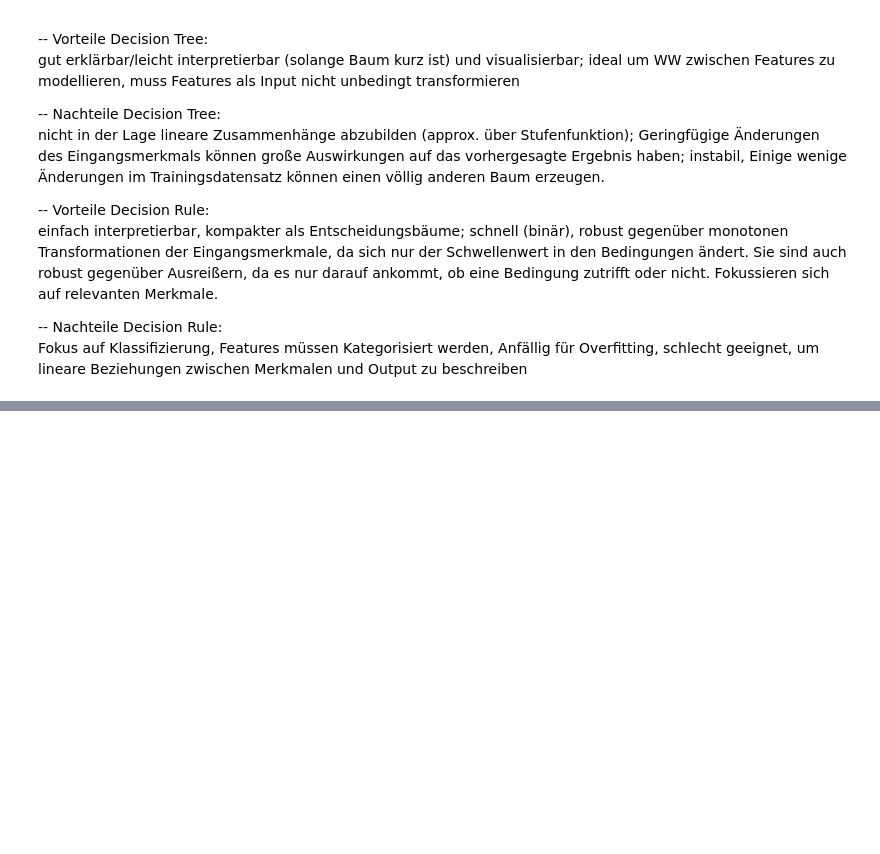
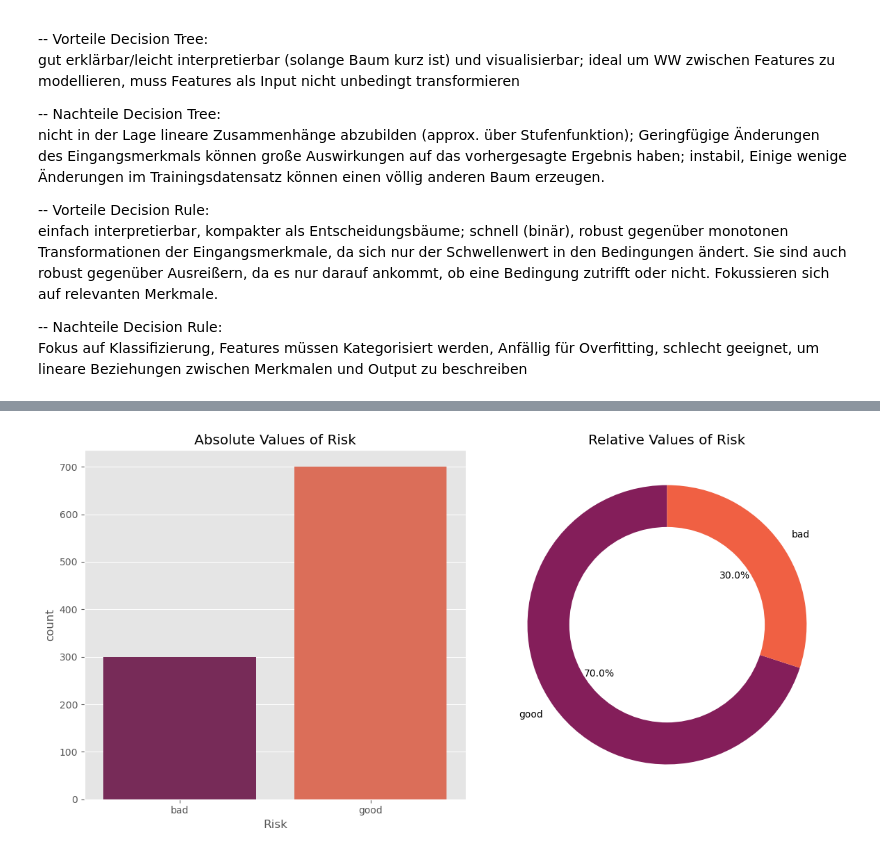
Before and after one commit to RIVACON/RiVaPy, a Jupyter notebook: notebooks/credit/creditdefault_KI.ipynb, the cells around one changed output, grey strips where cells are left out. Cells and saved outputs as stored; diff of their text form; code cells hidden in the pictures; blank space fills up the shorter version.

```diff
--- a/notebooks/credit/creditdefault_KI.ipynb
+++ b/notebooks/credit/creditdefault_KI.ipynb
@@ -80,0 +118,3 @@ Fokus auf Klassifizierung, Features müssen Kategorisiert werden, Anfällig für
+# %%
+df = pd.read_csv('german_credit_data.csv')
+df
@@ -80,0 +159,9 @@ Fokus auf Klassifizierung, Features müssen Kategorisiert werden, Anfällig für
+# %%
+# remove NA
+df = df.fillna('unknown')
+df=df.drop(["Unnamed: 0"],axis=1)
+# %%
+# Convert object types to category
+object_cols = df.select_dtypes(include=['object']).columns
+df[object_cols] = df[object_cols].astype('category')
+df['Job'] = df['Job'].astype('category')
@@ -80,0 +177,3 @@ Fokus auf Klassifizierung, Features müssen Kategorisiert werden, Anfällig für
+# %%
+data =df
+data
@@ -80,0 +194,13 @@ Fokus auf Klassifizierung, Features müssen Kategorisiert werden, Anfällig für
+# %%
+fig, ax = plt.subplots(1, 2, figsize=(12, 6))
+sns.countplot(x='Risk', data=data, ax=ax[0], palette='rocket')
+ax[0].set_title('Absolute Values of Risk')
+colors = sns.color_palette('rocket', n_colors=data['Risk'].nunique())
+risk_counts = data['Risk'].value_counts()
+ax[1].pie(risk_counts, labels=risk_counts.index, autopct='%1.1f%%', startangle=90, colors=colors)
+ax[1].add_artist(plt.Circle((0,0),0.70,fc='white'))
+ax[1].set_title('Relative Values of Risk')
+plt.tight_layout()
+plt.show();
+# %% [output]
+[figure, added]
```
Also changed, not shown: parts of 21 cells of this notebook.
